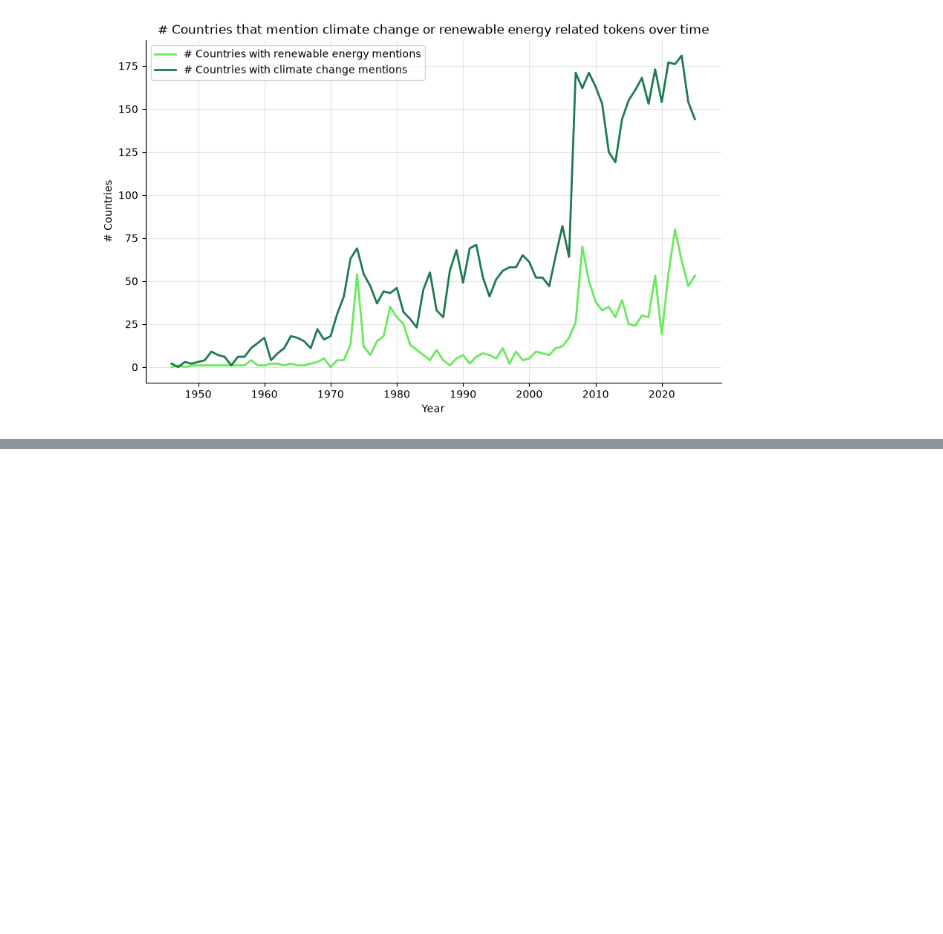
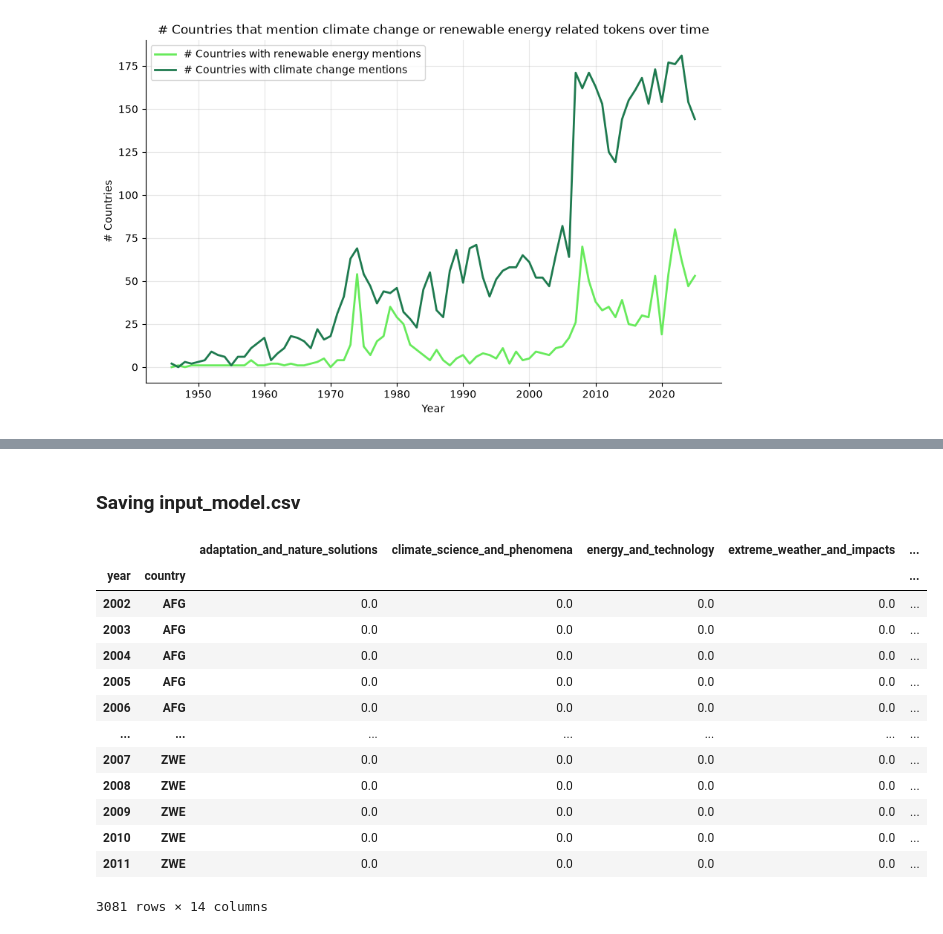
Before and after one commit to jacobgroot/FDS, a Jupyter notebook: exploratory_calixto.ipynb, the cells around one changed output, grey strips where cells are left out. Cells and saved outputs as stored; diff of their text form; code cells hidden in the pictures; blank space fills up the shorter version.

```diff
--- a/exploratory_calixto.ipynb
+++ b/exploratory_calixto.ipynb
@@ -450,0 +482,22 @@ plt.show()
+# %% [markdown]
+### Saving input_model.csv
+# %%
+# Read the input file
+df_input = pd.read_csv('data/input_model.csv')
+df_input = df_input.set_index(['year','country'])
+df_input
+# %% [output]
+|  |  | adaptation_and_nature_solutions | climate_science_and_phenomena | energy_and_technology | extreme_weather_and_impacts | ... |
+| year | country |  |  |  |  | ... |
+| 2002 | AFG | 0.0 | 0.0 | 0.0 | 0.0 | ... |
+| 2003 | AFG | 0.0 | 0.0 | 0.0 | 0.0 | ... |
+| 2004 | AFG | 0.0 | 0.0 | 0.0 | 0.0 | ... |
+| 2005 | AFG | 0.0 | 0.0 | 0.0 | 0.0 | ... |
+| 2006 | AFG | 0.0 | 0.0 | 0.0 | 0.0 | ... |
+| ... | ... | ... | ... | ... | ... | ... |
+| 2007 | ZWE | 0.0 | 0.0 | 0.0 | 0.0 | ... |
+| 2008 | ZWE | 0.0 | 0.0 | 0.0 | 0.0 | ... |
+| 2009 | ZWE | 0.0 | 0.0 | 0.0 | 0.0 | ... |
+| 2010 | ZWE | 0.0 | 0.0 | 0.0 | 0.0 | ... |
+| 2011 | ZWE | 0.0 | 0.0 | 0.0 | 0.0 | ... |
+3081 rows × 14 columns
```
Also changed, not shown: parts of 6 cells of this notebook.
